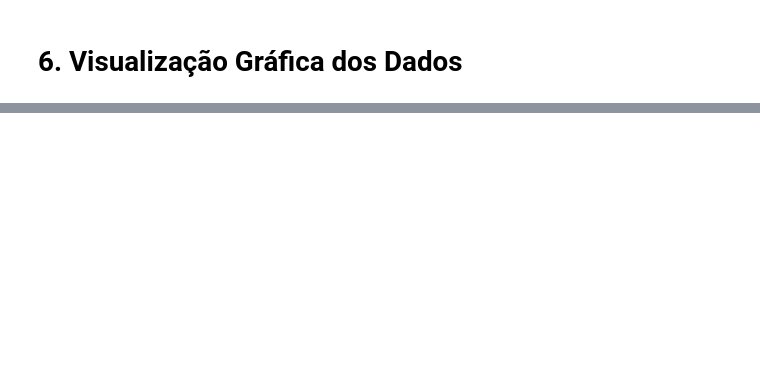
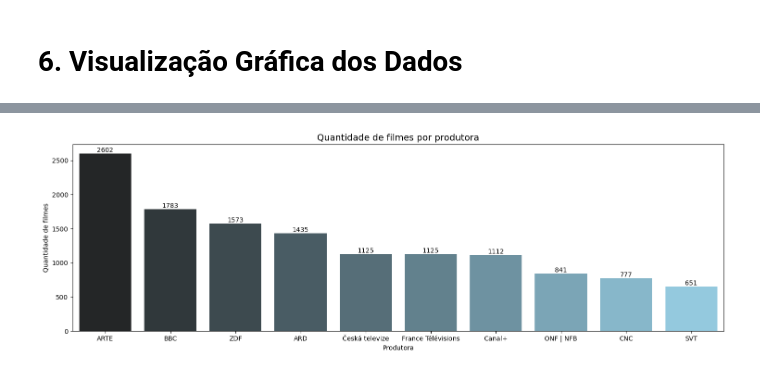
Before and after one commit to gubrandaods7/tmdb-database-analysis, a Jupyter notebook: main.ipynb, the cells around one changed output, grey strips where cells are left out. Drawn from its saved outputs; the diff is of its cells as text; code cells hidden in the pictures; blank space fills up the shorter version.

```diff
--- a/main.ipynb
+++ b/main.ipynb
@@ -293,0 +517,15 @@ df_resultado
+# %%
+query = """
+SELECT
+  production_companies,
+  COUNT(*) AS quantidade_filmes
+FROM tmdb_companies
+WHERE ano BETWEEN 2000 AND 2025
+  AND CAST(adult AS INTEGER) = 0   -- só não-adulto
+  AND production_companies IS NOT NULL
+GROUP BY production_companies
+ORDER BY quantidade_filmes DESC
+LIMIT 10;
+"""
+df_resultado_prods = pd.read_sql_query(query, conn)
+df_resultado_prods
@@ -350,0 +797,25 @@ df_genres.head()
+# %%
+# Quantidade de filmes por ano
+
+# Preparando o plot
+plt.figure(figsize=(15, 5))  # gráfico mais compacto
+ax = sns.barplot(
+    x=df_resultado_prods["production_companies"],
+    y=df_resultado_prods["quantidade_filmes"],
+    hue=df_resultado_prods["production_companies"],
+    palette="dark:skyblue",
+    #legend = 'brief'
+)
+
+# Adicionando os valores em cima das barras
+for i, v in enumerate(df_resultado_prods["quantidade_filmes"]):
+    ax.text(i, v + 20, str(int(v)), ha='center', fontsize=10)
+
+# Personalizando o gráfico
+plt.title("Quantidade de filmes por produtora", fontsize=14)
+plt.xlabel("Produtora")
+plt.ylabel("Quantidade de filmes")
+plt.tight_layout()
+plt.show()
+# %% [output]
+[figure, added]
```
Also changed, not shown: parts of 29 cells of this notebook, 2 other files.
